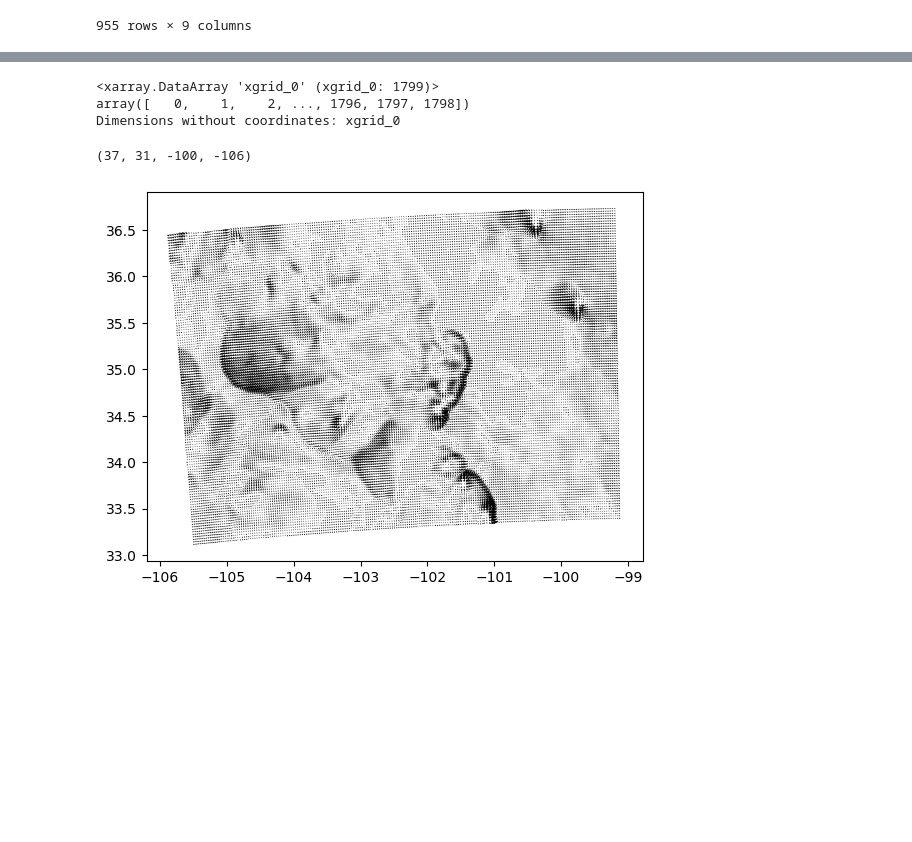
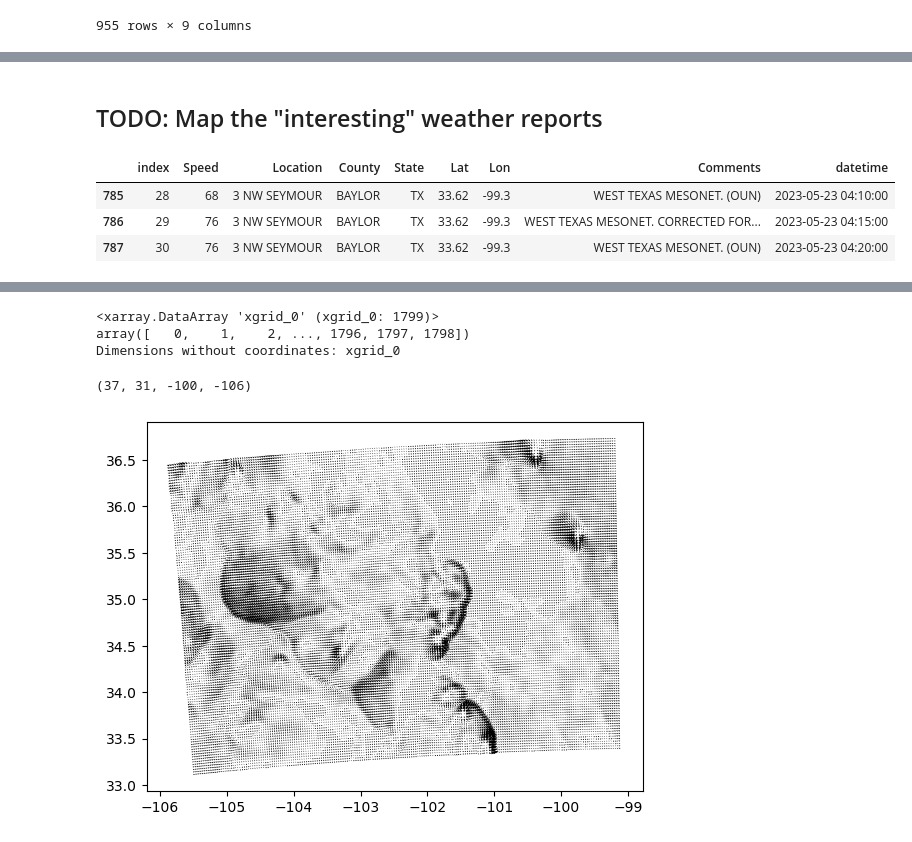
Before and after one commit to alex-schein-NOAA/data-transfer-tool, a Jupyter notebook: Notebook.ipynb, the cells around one changed output, grey strips where cells are left out. Drawn from its saved outputs; the diff is of its cells as text; code cells hidden in the pictures; blank space fills up the shorter version.

```diff
--- a/Notebook.ipynb
+++ b/Notebook.ipynb
@@ -147,0 +155,10 @@ plt.show()
+# %% [markdown]
+## TODO: Map the "interesting" weather reports ##
+# %%
+interesting_event_1 = report_data[report_data["Lat"] == 33.62]
+interesting_event_1
+# %% [output]
+|  | index | Speed | Location | County | State | Lat | Lon | Comments | datetime |
+| 785 | 28 | 68 | 3 NW SEYMOUR | BAYLOR | TX | 33.62 | -99.3 | WEST TEXAS MESONET. (OUN) | 2023-05-23 04:10:00 |
+| 786 | 29 | 76 | 3 NW SEYMOUR | BAYLOR | TX | 33.62 | -99.3 | WEST TEXAS MESONET. CORRECTED FOR... | 2023-05-23 04:15:00 |
+| 787 | 30 | 76 | 3 NW SEYMOUR | BAYLOR | TX | 33.62 | -99.3 | WEST TEXAS MESONET. (OUN) | 2023-05-23 04:20:00 |
```
Also changed, not shown: parts of 26 cells of this notebook.
